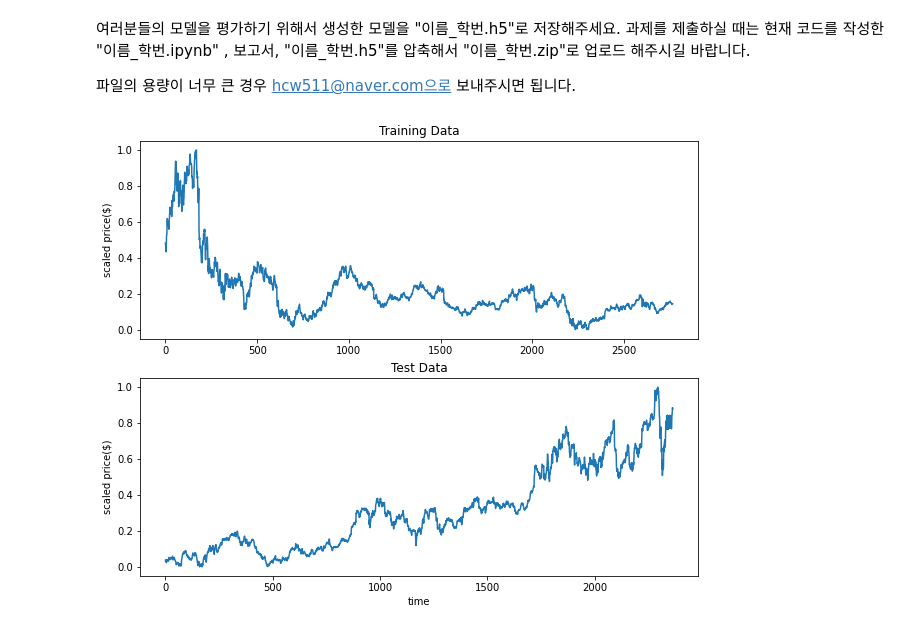
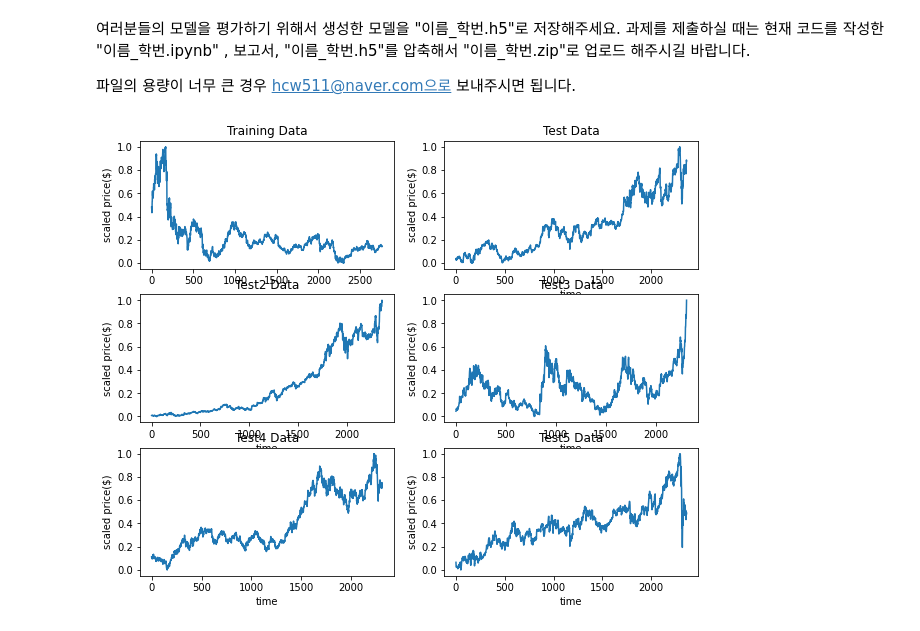
Before and after one commit to woonghee97/deep_learning, a Jupyter notebook: MiniProj_2.ipynb, the cells around one changed output. Cells and saved outputs as stored; diff of their text form; code cells hidden in the pictures.

```diff
--- a/MiniProj_2.ipynb
+++ b/MiniProj_2.ipynb
@@ -420,44 +420,108 @@ from datetime import datetime
 from sklearn.preprocessing import MinMaxScaler
 import FinanceDataReader as fdr
 
-df_train = fdr.DataReader("INTC", start = "2000-01-01", end = "2010-12-31")
-df_test = fdr.DataReader("INTC", start = "2011-01-01", end = "2020-05-22")
+df_train = fdr.DataReader("INTC", start = "2000-01-01", end = "2010-12-31")     # Intel
+df_test = fdr.DataReader("INTC", start = "2011-01-01", end = "2020-05-22")      # Intel
+df_test2 = fdr.DataReader("AMZN", start = "2011-01-01", end = "2020-05-22")     # Amazon
+df_test3 = fdr.DataReader("035720", start = "2011-01-01", end = "2020-05-22")   # Kakao
+df_test4 = fdr.DataReader("005930", start = "2011-01-01", end = "2020-05-22")   # Samsung Electronics
+df_test5 = fdr.DataReader("KO", start = "2011-01-01", end = "2020-05-22")       # Coca-Cola
 
 training_set = df_train.iloc[:, 3:4].values
 test_set = df_test.iloc[:, 3:4].values
+test_set2 = df_test2.iloc[:, 3:4].values
+test_set3 = df_test3.iloc[:, 3:4].values
+test_set4 = df_test4.iloc[:, 3:4].values
+test_set5 = df_test5.iloc[:, 3:4].values
 
 sc1 = MinMaxScaler(feature_range=(0,1))
 training_set_scaled = sc1.fit_transform(training_set)
 sc2 = MinMaxScaler(feature_range=(0,1))
 test_set_scaled = sc2.fit_transform(test_set)
+sc3 = MinMaxScaler(feature_range=(0,1))
+test_set2_scaled = sc3.fit_transform(test_set2)
+sc4 = MinMaxScaler(feature_range=(0,1))
+test_set3_scaled = sc4.fit_transform(test_set3)
+sc5 = MinMaxScaler(feature_range=(0,1))
+test_set4_scaled = sc5.fit_transform(test_set4)
+sc6 = MinMaxScaler(feature_range=(0,1))
+test_set5_scaled = sc6.fit_transform(test_set5)
 
 plt.rcParams["figure.figsize"] = (10,8)
-plt.subplot(2, 1, 1)
+plt.subplot(3, 2, 1)
 plt.plot(training_set_scaled)
 plt.title("Training Data")
 plt.ylabel('scaled price($)')
 
-plt.subplot(2, 1, 2)
+plt.subplot(3, 2, 2)
 plt.plot(test_set_scaled)
 plt.title("Test Data")
+plt.xlabel('time')
+plt.ylabel('scaled price($)')
+
+plt.subplot(3, 2, 3)
+plt.plot(test_set2_scaled)
+plt.title("Test2 Data")
+plt.xlabel('time')
+plt.ylabel('scaled price($)')
+
+plt.subplot(3, 2, 4)
+plt.plot(test_set3_scaled)
+plt.title("Test3 Data")
+plt.xlabel('time')
+plt.ylabel('scaled price($)')
+
+plt.subplot(3, 2, 5)
+plt.plot(test_set4_scaled)
+plt.title("Test4 Data")
+plt.xlabel('time')
+plt.ylabel('scaled price($)')
+
+plt.subplot(3, 2, 6)
+plt.plot(test_set5_scaled)
+plt.title("Test5 Data")
 plt.xlabel('time')
 plt.ylabel('scaled price($)')
 
 X_train = []
 Y_train = []
 for i in range(60, training_set_scaled.shape[0]):
     X_train.append(training_set_scaled[i-60:i, 0])
     Y_train.append(training_set_scaled[i, 0])
 X_train, Y_train = np.array(X_train), np.array(Y_train)
 X_train = np.reshape(X_train, (X_train.shape[0], X_train.shape[1], 1))
 
-X_test = []
-Y_test = []
+X_test, Y_test = [], []
+X_test2, Y_test2 = [], []
+X_test3, Y_test3 = [], []
+X_test4, Y_test4 = [], []
+X_test5, Y_test5 = [], []
+
 for i in range(60, test_set_scaled.shape[0]):
     X_test.append(test_set_scaled[i-60:i, 0])
     Y_test.append(test_set_scaled[i, 0])
+for i in range(60, test_set2_scaled.shape[0]):
+    X_test2.append(test_set2_scaled[i-60:i, 0])
+    Y_test2.append(test_set2_scaled[i, 0])
+for i in range(60, test_set3_scaled.shape[0]):
+    X_test3.append(test_set3_scaled[i-60:i, 0])
+    Y_test3.append(test_set3_scaled[i, 0])
+for i in range(60, test_set4_scaled.shape[0]):
+    X_test4.append(test_set4_scaled[i-60:i, 0])
+    Y_test4.append(test_set4_scaled[i, 0])
+for i in range(60, test_set5_scaled.shape[0]):
+    X_test5.append(test_set5_scaled[i-60:i, 0])
+    Y_test5.append(test_set5_scaled[i, 0])
 X_test, Y_test = np.array(X_test), np.array(Y_test)
 X_test = np.reshape(X_test, (X_test.shape[0], X_test.shape[1], 1))
+X_test2, Y_test2 = np.array(X_test2), np.array(Y_test2)
+X_test2 = np.reshape(X_test2, (X_test2.shape[0], X_test2.shape[1], 1))
+X_test3, Y_test3 = np.array(X_test3), np.array(Y_test3)
+X_test3 = np.reshape(X_test3, (X_test3.shape[0], X_test3.shape[1], 1))
+X_test4, Y_test4 = np.array(X_test4), np.array(Y_test4)
+X_test4 = np.reshape(X_test4, (X_test4.shape[0], X_test4.shape[1], 1))
+X_test5, Y_test5 = np.array(X_test5), np.array(Y_test5)
+X_test5 = np.reshape(X_test5, (X_test5.shape[0], X_test5.shape[1], 1))
 # %% [output]
-[figure, old version]
+[figure, new version]
 # %%
```
Also changed, not shown: parts of 8 cells of this notebook.
